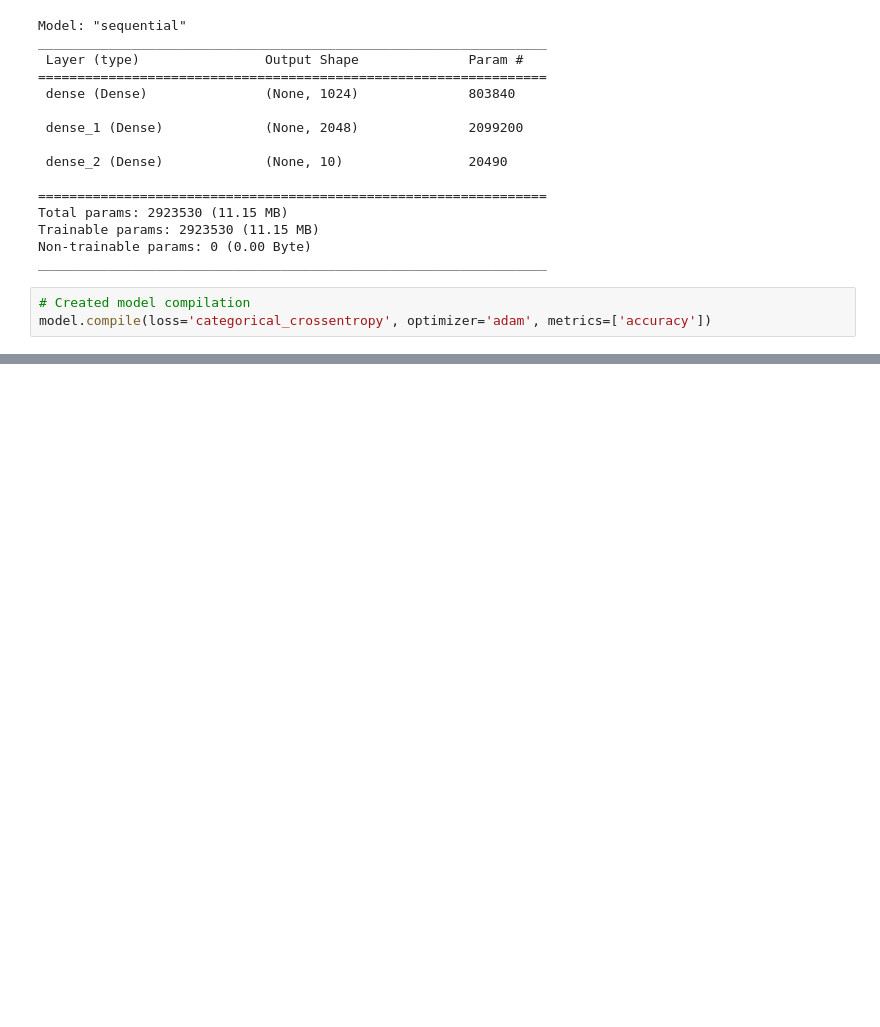
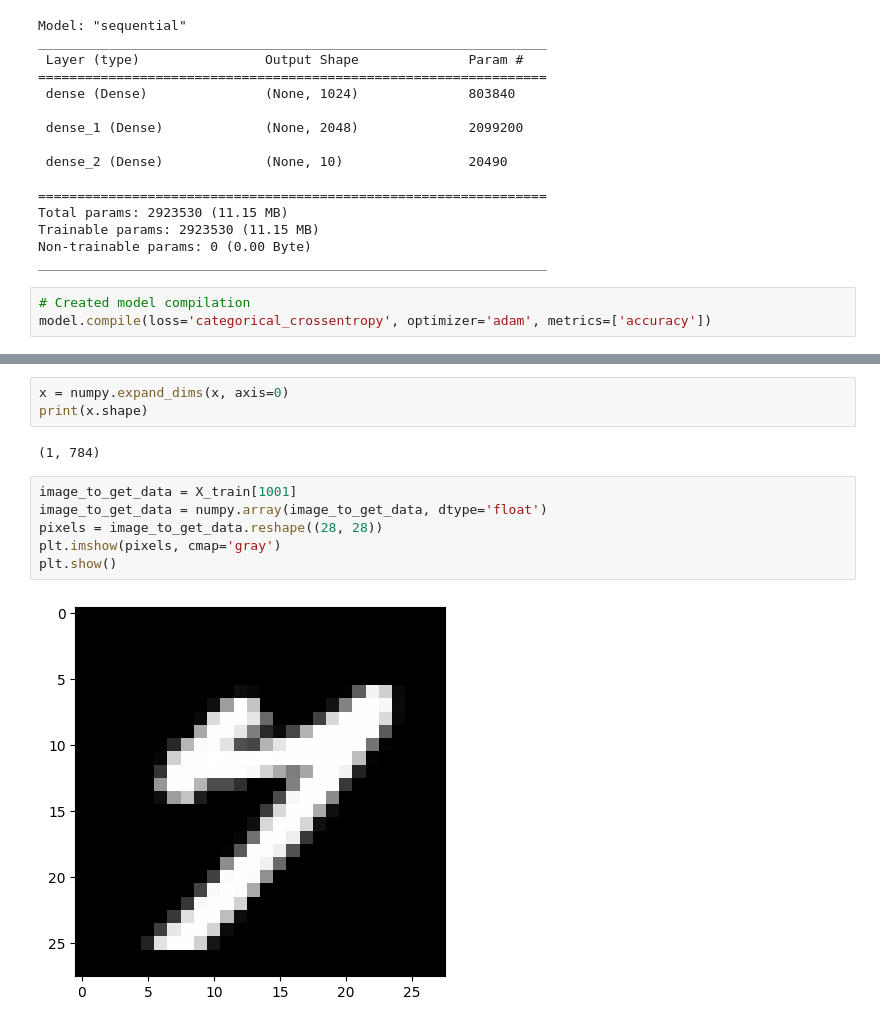
Before and after one commit to thiagohrcosta/ML-Number, a Jupyter notebook: ml_number.ipynb, the cells around one changed output, grey strips where cells are left out. Drawn from its saved outputs; the diff is of its cells as text; blank space fills up the shorter version.

Commit message:
Completed the training model

```diff
--- a/ml_number.ipynb
+++ b/ml_number.ipynb
@@ -170,0 +192,13 @@ Epoch 20/20
+# %%
+x = numpy.expand_dims(x, axis=0)
+print(x.shape)
+# %% [output]
+(1, 784)
+# %%
+image_to_get_data = X_train[1001]
+image_to_get_data = numpy.array(image_to_get_data, dtype='float')
+pixels = image_to_get_data.reshape((28, 28))
+plt.imshow(pixels, cmap='gray')
+plt.show()
+# %% [output]
+[figure, added]
```
Also changed, not shown: parts of 7 cells of this notebook.
